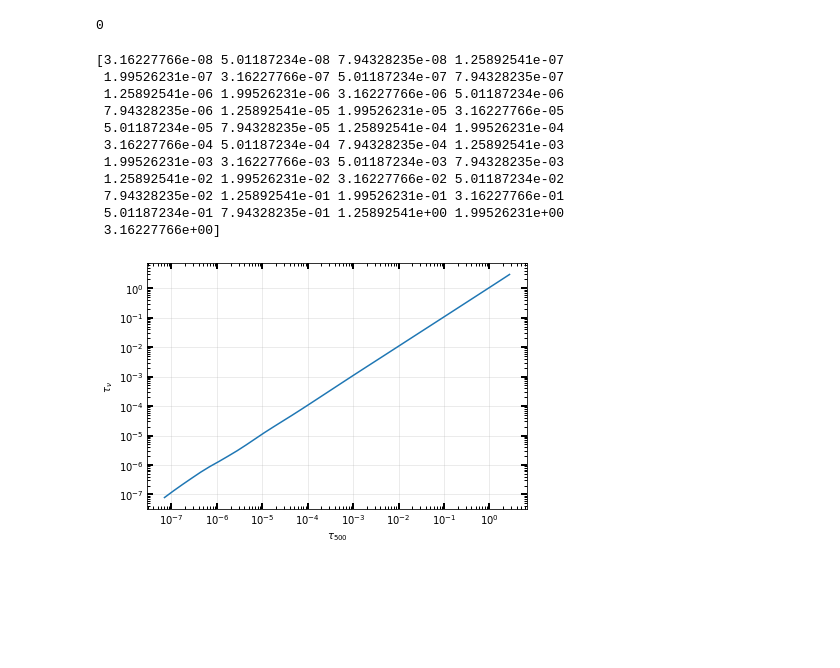
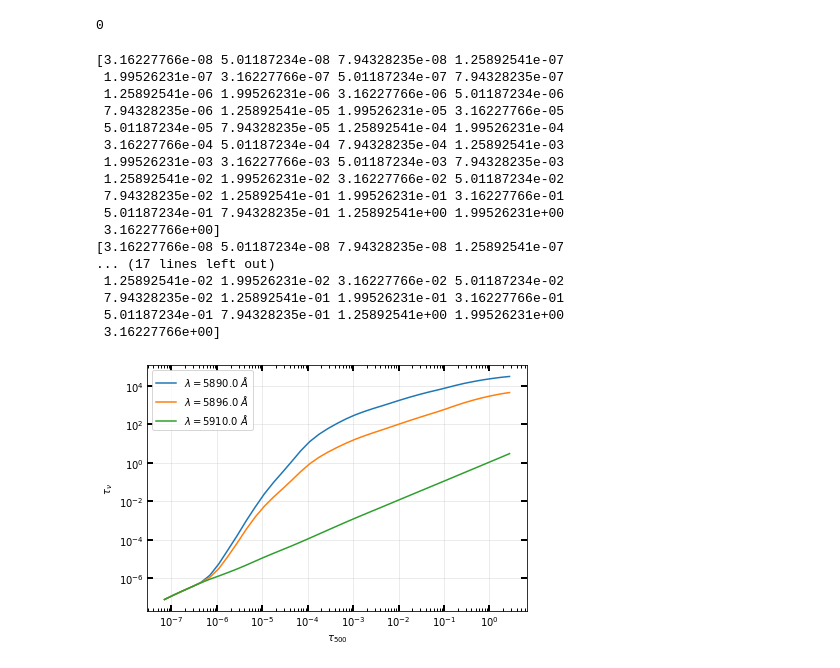
Before and after one commit to kyleneumann/Astro530, a Jupyter notebook: hw11.ipynb, the cells around one changed output. Saved outputs shown, nothing was run; the diff lists cells and outputs as text; code cells hidden in the pictures; blank space fills up the shorter version.

```diff
--- a/hw11.ipynb
+++ b/hw11.ipynb
@@ -148,6 +153,7 @@ def tau_nu(t500,nu=1*u.Hz,lam = None,n_size = 0.01,tmin = None,log_bool = True,*
             pass
     if log_bool:
         t_arr = 10**(np.arange(-7.5,np.log10(t500),n_size))
+        np.insert(t_arr,0,0)
     else:
         t_arr = np.arange(0,t500+0.01*n_size,n_size)
 
@@ -243,7 +249,14 @@ tmax = 4
 n_size = 0.2
 #t500_arr = np.arange(tmin,tmax+0.01*n_size,n_size)
 t500_arr = 10**(np.arange(np.log10(tmin),np.log10(tmax),n_size))
-tn = tau_nu(tmax,lam = 5860*u.AA,n_size=n_size,tmin=tmin,log_bool=True)
+# t500_arr = np.insert(t500_arr,0,0)
+
+wave_interest = np.array([5890,5896,5910])*u.AA
+tn_arr = []
+for lamb in wave_interest:
+    tn = tau_nu(tmax,lam = lamb,n_size=n_size,tmin=tmin,log_bool=True)
+    tn_arr.append(tn)
+tn_arr = np.array(tn_arr)
 #print(tau_nu(.995,lam = 5896*u.AA,n_size=0.4,ideal_gas=True))
 # %% [output]
 [3.16227766e-08 5.01187234e-08 7.94328235e-08 1.25892541e-07
@@ -257,34 +270,42 @@ tn = tau_nu(tmax,lam = 5860*u.AA,n_size=n_size,tmin=tmin,log_bool=True)
  7.94328235e-02 1.25892541e-01 1.99526231e-01 3.16227766e-01
  5.01187234e-01 7.94328235e-01 1.25892541e+00 1.99526231e+00
  3.16227766e+00]
+[3.16227766e-08 5.01187234e-08 7.94328235e-08 1.25892541e-07
+... (17 lines left out)
+ 1.25892541e-02 1.99526231e-02 3.16227766e-02 5.01187234e-02
+ 7.94328235e-02 1.25892541e-01 1.99526231e-01 3.16227766e-01
+ 5.01187234e-01 7.94328235e-01 1.25892541e+00 1.99526231e+00
+ 3.16227766e+00]
 # %%
 fig, ax = plt.subplots(figsize = (6,4), nrows = 1, ncols = 1)
 fig.tight_layout(h_pad=-.5)
 
 
 ax.yaxis.set_ticks_position('both')
 ax.xaxis.set_ticks_position('both')
 ax.minorticks_on()
 ax.grid(True,alpha=.3)
 
 ax.tick_params(direction='in', axis='both',which='minor',length=3,width=1)#,labelsize=8)
 ax.tick_params(direction='in',axis='both',which='major',length=6,width=2)#,labelsize=8)
 
 ax.set_xscale("log")
 ax.set_yscale("log")
 
-ax.plot(t500_arr,tn)
+ax.plot(t500_arr,tn_arr[0],label=r"$\lambda = $"+str(round(wave_interest[0].value,0))+r" $\AA$")
+ax.plot(t500_arr,tn_arr[1],label=r"$\lambda = $"+str(round(wave_interest[1].value,0))+r" $\AA$")
+ax.plot(t500_arr,tn_arr[2],label=r"$\lambda = $"+str(round(wave_interest[2].value,0))+r" $\AA$")
 
 ax.set_ylabel(r"$\tau_\nu$")
 ax.set_xlabel(r"$\tau_{500}$")
 
-# ax.legend()
+ax.legend()
 
 output_file = "plots/22a.pdf"
 
 fig.savefig(output_file,bbox_inches='tight')
 # %% [output]
-[figure, old version]
+[figure, new version]
 # %%
 n_size = 0.3
 #t500_arr = np.arange(tmin,tmax+0.01*n_size,n_size)
```
Also changed, not shown: parts of 33 cells of this notebook, 3 other files.
